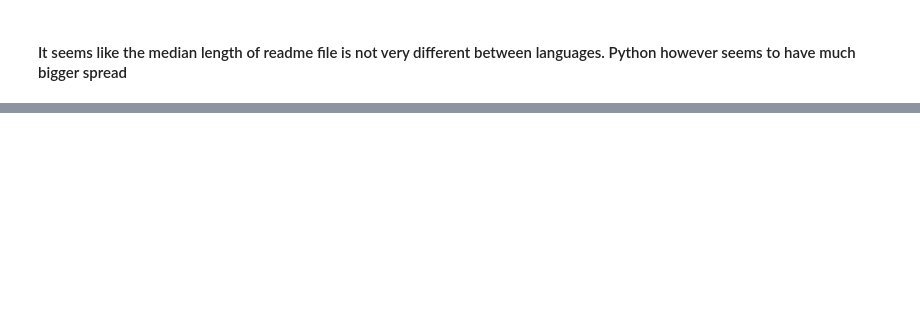
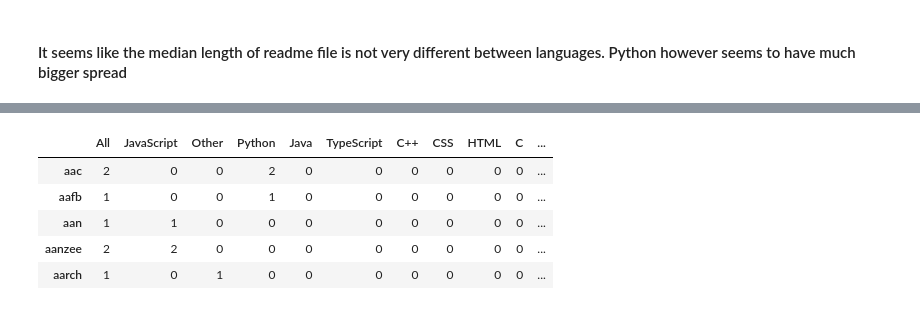
Before and after one commit to The-Tree-Muskeeters/git-language, a Jupyter notebook: nlp_project_ravinder.ipynb, the cells around one changed output, grey strips where cells are left out. Saved outputs shown, nothing was run; the diff lists cells and outputs as text; code cells hidden in the pictures; blank space fills up the shorter version.

```diff
--- a/nlp_project_ravinder.ipynb
+++ b/nlp_project_ravinder.ipynb
@@ -341,0 +359,15 @@ def words_():
+# %%
+word_counts = (pd.concat([All_words, JavaScript_words, Other_words, Python_words,java_words, TypeScript_words, Cplus_words,\
+                         CSS_words,HTML_words, C_words, Go_words],\
+                         axis=1, sort=True).set_axis(['All','JavaScript', 'Other', 'Python','Java', 'TypeScript', 'C++',\
+                         'CSS','HTML', 'C', 'Go_'], axis=1, inplace=False).fillna(0)\
+               .apply(lambda s: s.astype(int)))
+
+word_counts.head()
+# %% [output]
+|  | All | JavaScript | Other | Python | Java | TypeScript | C++ | CSS | HTML | C | ... |
+| aac | 2 | 0 | 0 | 2 | 0 | 0 | 0 | 0 | 0 | 0 | ... |
+| aafb | 1 | 0 | 0 | 1 | 0 | 0 | 0 | 0 | 0 | 0 | ... |
+| aan | 1 | 1 | 0 | 0 | 0 | 0 | 0 | 0 | 0 | 0 | ... |
+| aanzee | 2 | 2 | 0 | 0 | 0 | 0 | 0 | 0 | 0 | 0 | ... |
+| aarch | 1 | 0 | 1 | 0 | 0 | 0 | 0 | 0 | 0 | 0 | ... |
```
Also changed, not shown: parts of 10 cells of this notebook.
